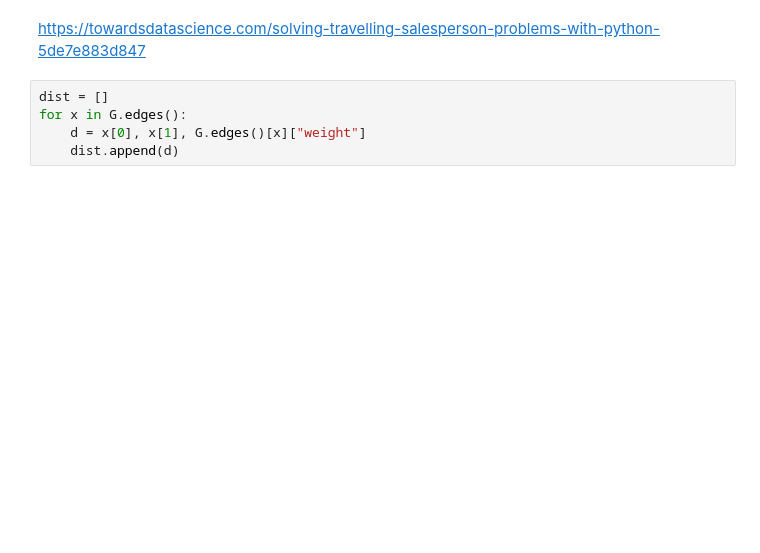
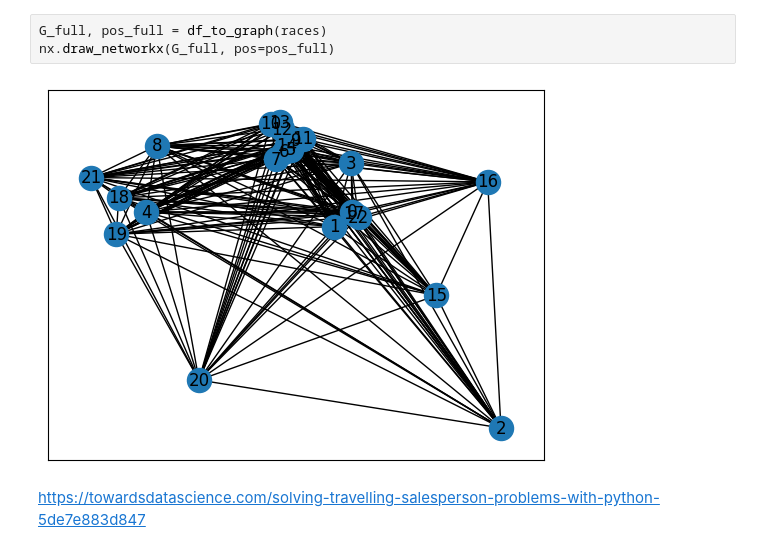
Before and after one commit to jrstats/f1calendar, a Jupyter notebook: playground.ipynb, the cells around one changed output. Saved outputs shown, nothing was run; the diff lists cells and outputs as text; blank space fills up the shorter version.

```diff
--- a/playground.ipynb
+++ b/playground.ipynb
@@ -113,8 +40,8 @@ nx.draw_networkx(G, pos=pos)
+# %%
+G_full, pos_full = df_to_graph(races)
+nx.draw_networkx(G_full, pos=pos_full)
+# %% [output]
+[figure, added]
 # %% [markdown]
 https://towardsdatascience.com/solving-travelling-salesperson-problems-with-python-5de7e883d847
-# %%
-dist = []
-for x in G.edges():
-    d = x[0], x[1], G.edges()[x]["weight"]
-    dist.append(d)
 # %%
```
Also changed, not shown: parts of 14 cells of this notebook, 2 other files.
